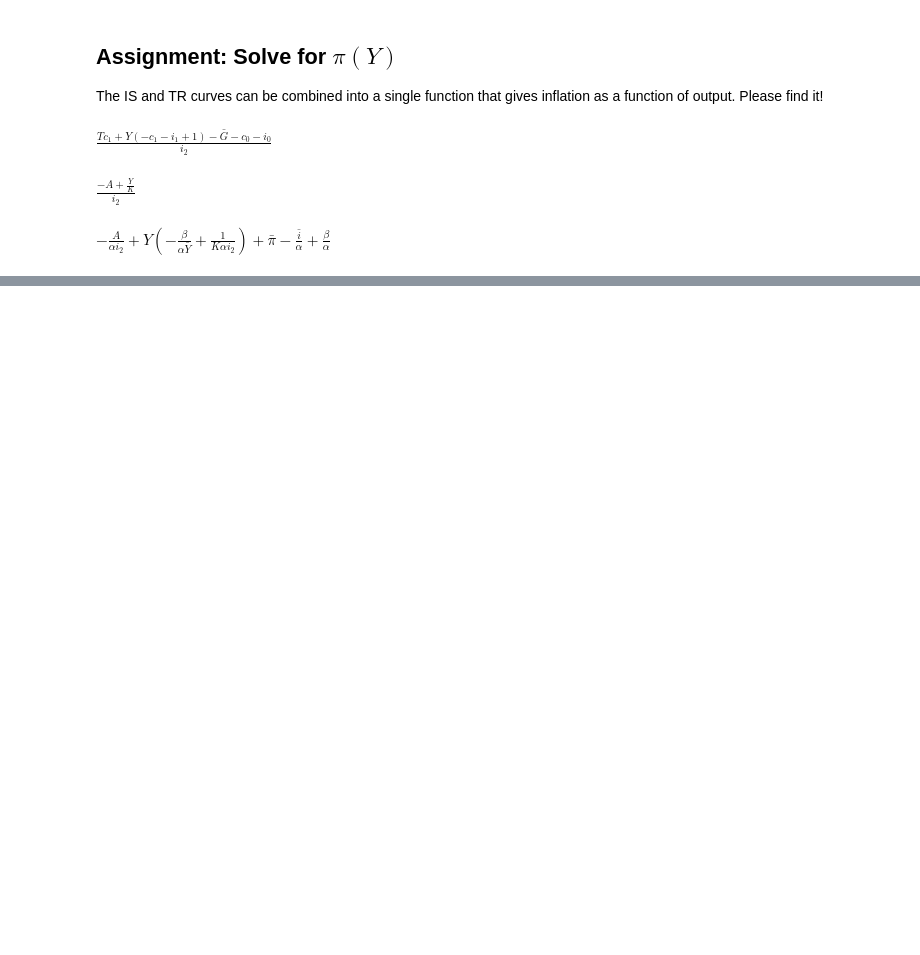
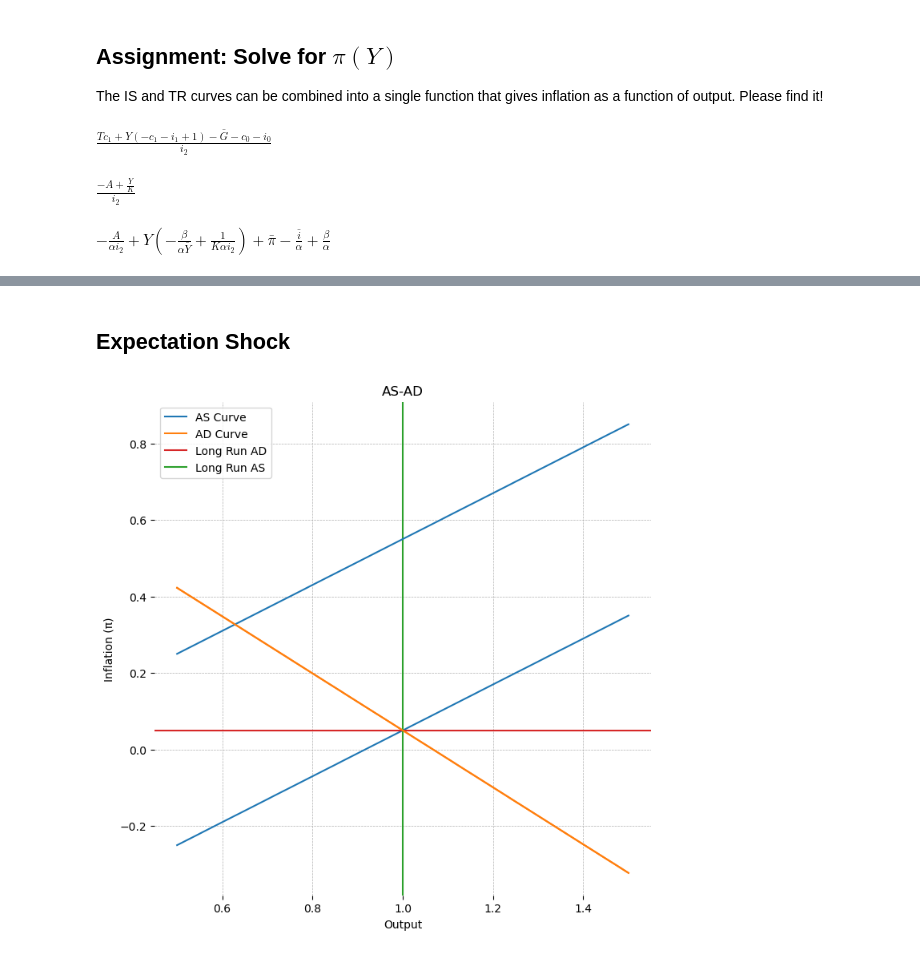
Before and after one commit to jessegrabowski/PSME-Macro, a Jupyter notebook: Lecture 04b - The AS-AD Model.ipynb, the cells around one changed output, grey strips where cells are left out. Drawn from its saved outputs; the diff is of its cells as text; code cells hidden in the pictures; blank space fills up the shorter version.

```diff
--- a/Lecture 04b - The AS-AD Model.ipynb
+++ b/Lecture 04b - The AS-AD Model.ipynb
@@ -261,0 +356,19 @@ fig.subplots_adjust(hspace=0.025)
+# %% [markdown]
+## Expectation Shock
+# %%
+ax = plot_AS_AD(Y_values, π=π_bar, π_bar=π_bar, Y_bar=Y_bar, G_bar=0, T=0,
+                i_bar=π_bar, α=α, β=β,
+                c0=0.345, c1=c1, i0=0, i1=i1, i2=i2,
+                a=a, pi_e=π_bar, s=0)
+
+ax = plot_AS_AD(Y_values, π=π_bar, π_bar=π_bar, Y_bar=Y_bar, G_bar=0, T=0,
+                i_bar=π_bar, α=α, β=β,
+                c0=0.345, c1=c1, i0=0, i1=i1, i2=i2,
+                a=a, pi_e=π_bar + 0.5, s=0, ax=ax,
+                legend=False,
+                plot_long_run=False)
+
+
+plt.show()
+# %% [output]
+[figure, added]
```
Also changed, not shown: parts of 13 cells of this notebook.
